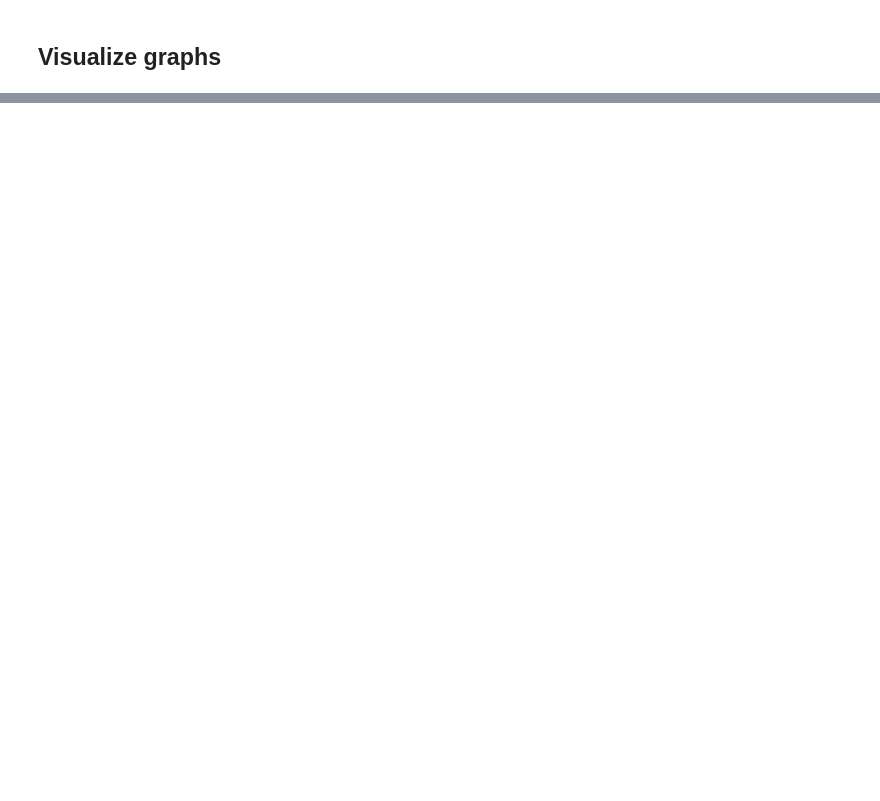
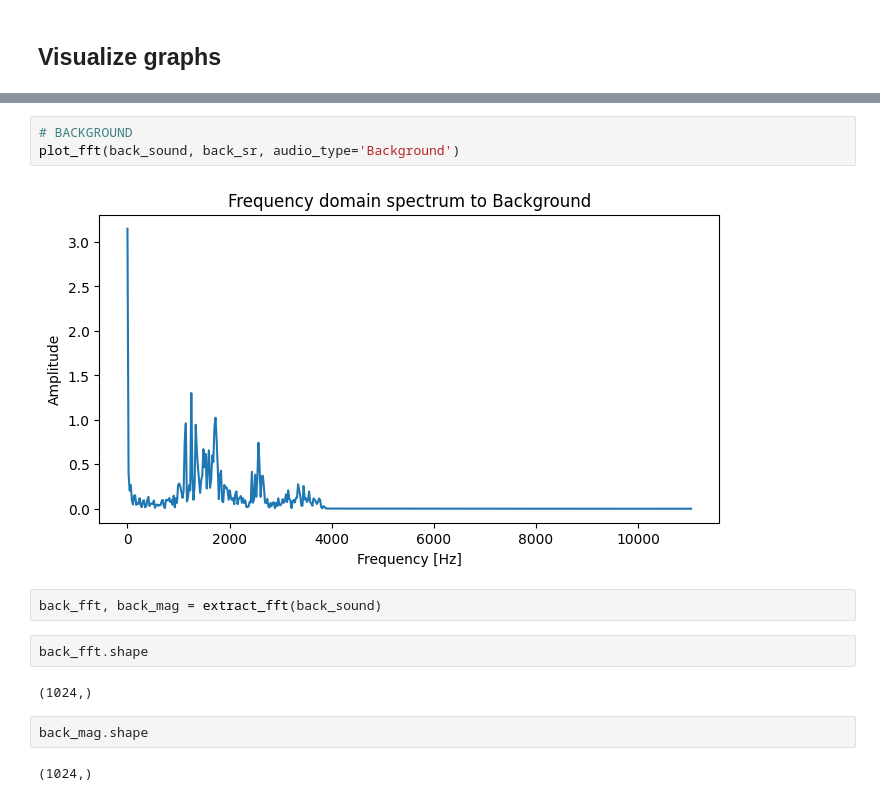
Before and after one commit to GabyDs/FirearmShotDetectionSystem, a Jupyter notebook: FirearmShotDetectionSystem.ipynb, the cells around one changed output, grey strips where cells are left out. Saved outputs shown, nothing was run; the diff lists cells and outputs as text; blank space fills up the shorter version.

```diff
--- a/FirearmShotDetectionSystem.ipynb
+++ b/FirearmShotDetectionSystem.ipynb
@@ -229,0 +166,15 @@ plot_spectrogram(shoot_sound, back_sound)
+# %%
+# BACKGROUND
+plot_fft(back_sound, back_sr, audio_type='Background')
+# %% [output]
+[figure, added]
+# %%
+back_fft, back_mag = extract_fft(back_sound)
+# %%
+back_fft.shape
+# %% [output]
+(1024,)
+# %%
+back_mag.shape
+# %% [output]
+(1024,)
```
Also changed, not shown: parts of 34 cells of this notebook.
